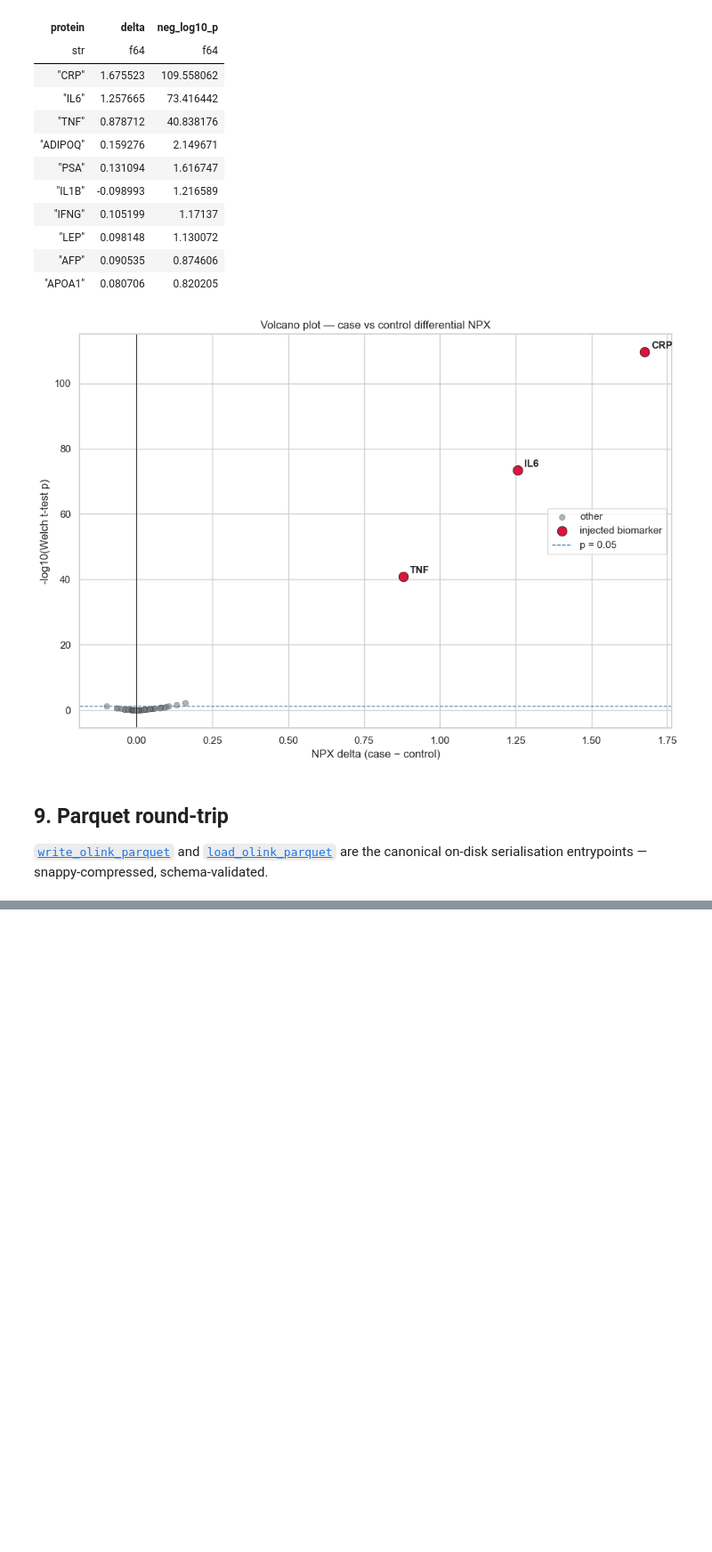
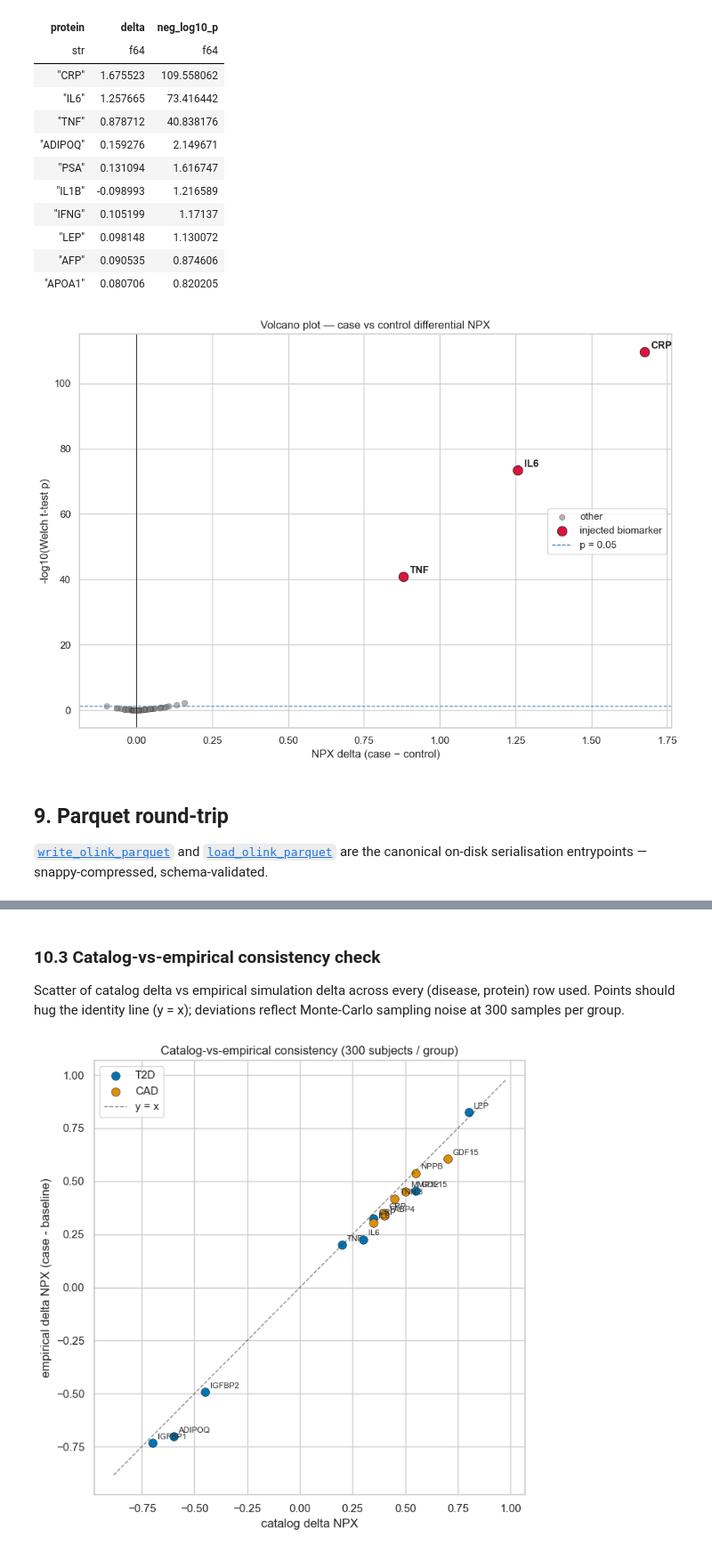
Before and after one commit to bschilder/synthlab, a Jupyter notebook: notebooks/olink_demo.ipynb, the cells around one changed output, grey strips where cells are left out. Shown at 89% size. Saved outputs shown, nothing was run; the diff lists cells and outputs as text; code cells hidden in the pictures; blank space fills up the shorter version.

```diff
--- a/notebooks/olink_demo.ipynb
+++ b/notebooks/olink_demo.ipynb
@@ -462 +633,53 @@ rows : 23,737
+# %% [markdown]
+### 10.3 Catalog-vs-empirical consistency check
+
+Scatter of catalog delta vs empirical simulation delta across every
+(disease, protein) row used. Points should hug the identity line (y = x);
+deviations reflect Monte-Carlo sampling noise at 300 samples per group.
+# %%
+records = []
+for r in catalog.effects.filter(pl.col("disease").is_in(["T2D", "CAD"])).iter_rows(
+    named=True
+):
+    dname = r["disease"]
+    prot = r["protein_uniprot"]
+    expected = float(r["delta_npx"])
+    if expected == 0.0:
+        continue
+    case_mean = df_catalog.filter(
+        (pl.col("protein_id") == prot) & (pl.col("group") == dname)
+    )["npx"].mean()
+    base_mean = df_catalog.filter(
+        (pl.col("protein_id") == prot) & (pl.col("group") == "baseline")
+    )["npx"].mean()
+    records.append({"disease": dname, "protein": prot,
+                    "catalog_delta": expected,
+                    "empirical_delta": float(case_mean - base_mean)})
+consistency = pl.DataFrame(records)
+
+fig, ax = plt.subplots(figsize=(7, 7))
+palette = dict(zip(["T2D", "CAD"], sns.color_palette("colorblind", 2)))
+for dname, color in palette.items():
+    sub = consistency.filter(pl.col("disease") == dname).to_pandas()
+    ax.scatter(sub["catalog_delta"], sub["empirical_delta"],
+               s=70, color=color, edgecolor="k", linewidth=0.4,
+               label=dname)
+    for _, row in sub.iterrows():
+        ax.annotate(row["protein"], (row["catalog_delta"], row["empirical_delta"]),
+                    xytext=(5, 4), textcoords="offset points", fontsize=8)
+lo = float(consistency.select(pl.col("catalog_delta").min(),
+                               pl.col("empirical_delta").min())
+                      .min_horizontal()[0]) - 0.15
+hi = float(consistency.select(pl.col("catalog_delta").max(),
+                               pl.col("empirical_delta").max())
+                      .max_horizontal()[0]) + 0.15
+ax.plot([lo, hi], [lo, hi], "k--", linewidth=1, alpha=0.5, label="y = x")
+ax.set_xlabel("catalog delta NPX")
+ax.set_ylabel("empirical delta NPX (case - baseline)")
+ax.set_title("Catalog-vs-empirical consistency (300 subjects / group)")
+ax.legend()
+fig.tight_layout()
+plt.show()
+# %% [output]
+[figure, added]
 # %% [markdown]
```
Also changed, not shown: parts of 14 cells of this notebook, 10 other files.
